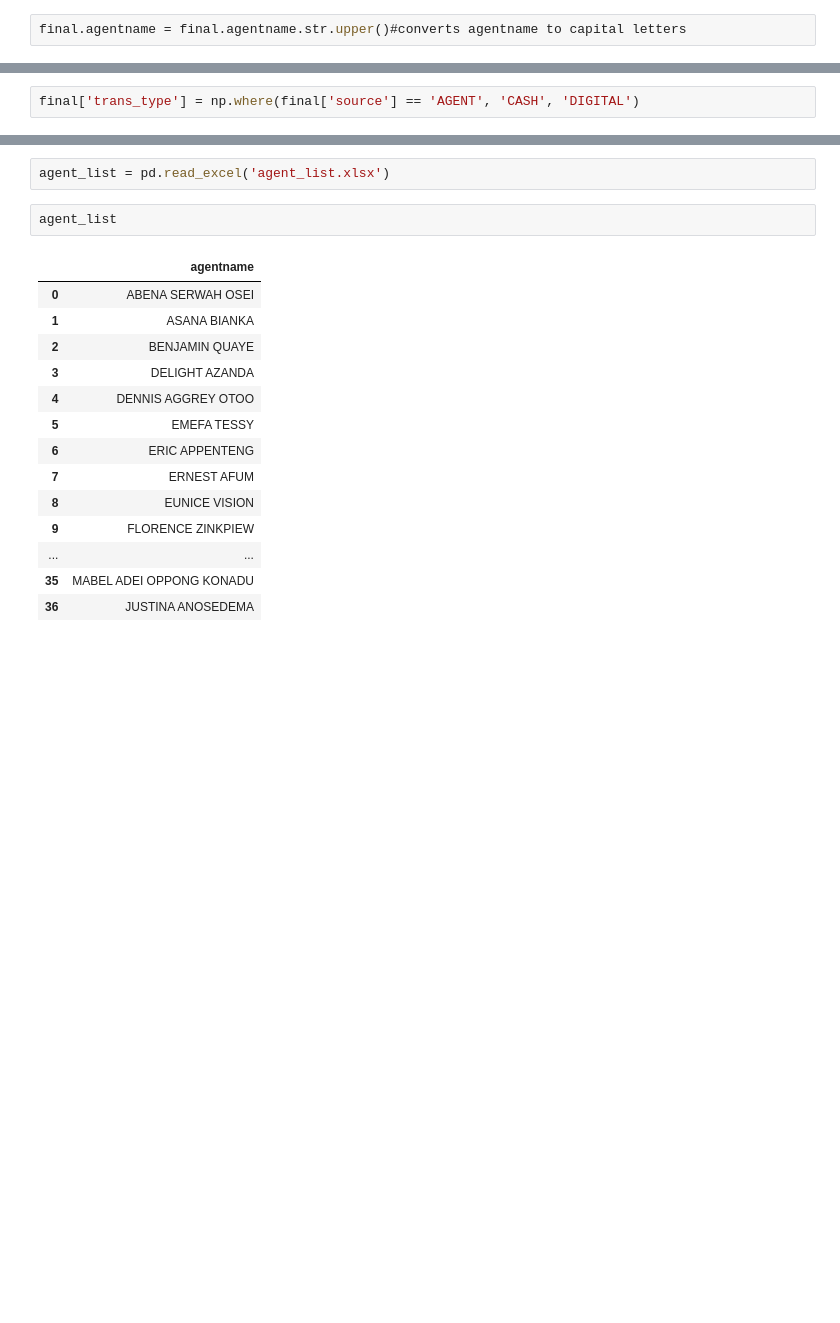
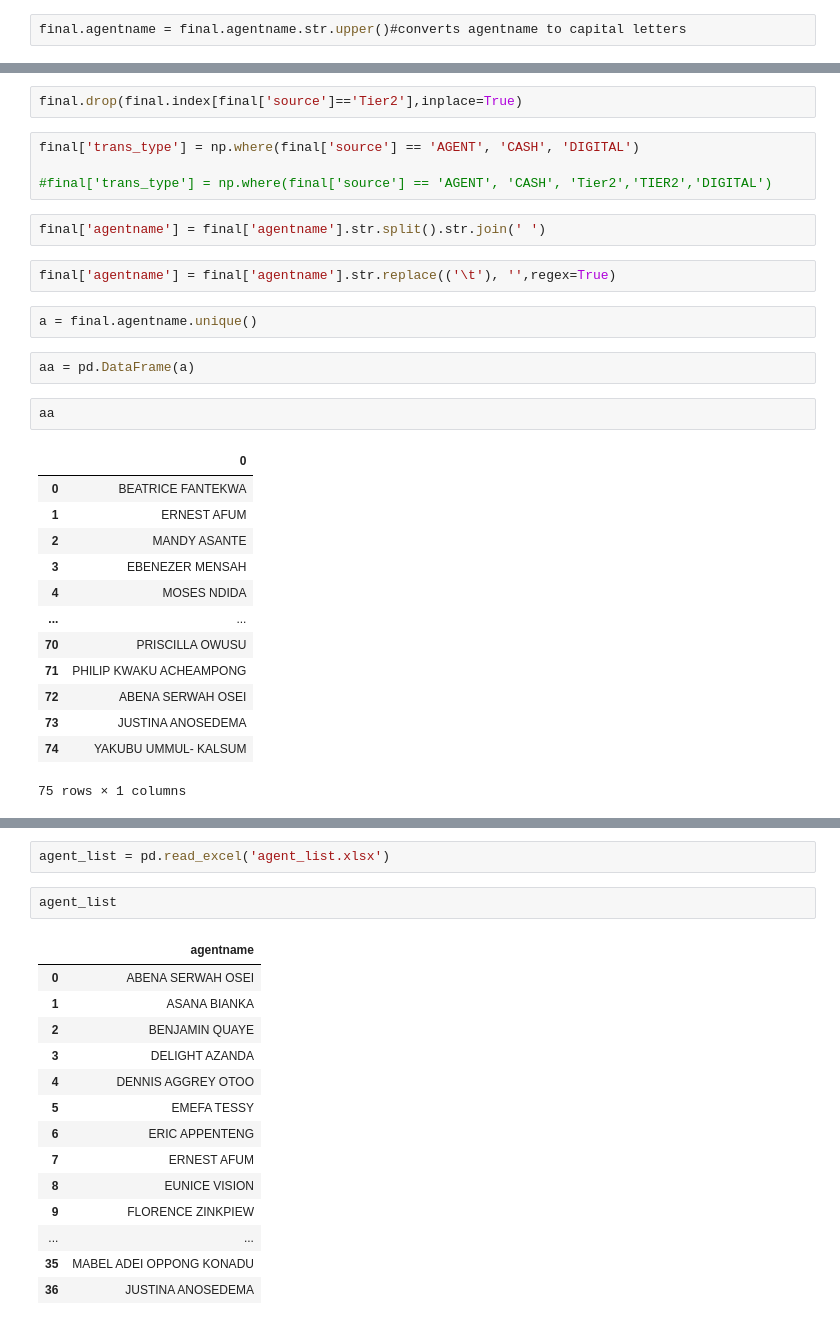
Before and after one commit to bryted/randomactivities, a Jupyter notebook: finalagentreport.ipynb, the cells around one changed output, grey strips where cells are left out. Cells and saved outputs as stored; diff of their text form; blank space fills up the shorter version.

```diff
--- a/finalagentreport.ipynb
+++ b/finalagentreport.ipynb
@@ -249,5 +264,33 @@ final['agentname'] = final['agentname'].str.replace('NANCY BIRIWAA','NANCY BIRIW
+# %%
+final.drop(final.index[final['source']=='Tier2'],inplace=True)
 # %%
 final['trans_type'] = np.where(final['source'] == 'AGENT', 'CASH', 'DIGITAL')
+
+#final['trans_type'] = np.where(final['source'] == 'AGENT', 'CASH', 'Tier2','TIER2','DIGITAL')
+# %%
+final['agentname'] = final['agentname'].str.split().str.join(' ')
+# %%
+final['agentname'] = final['agentname'].str.replace(('\t'), '',regex=True)
+# %%
+a = final.agentname.unique()
+# %%
+aa = pd.DataFrame(a)
+# %%
+aa
+# %% [output]
+|  | 0 |
+| 0 | BEATRICE FANTEKWA |
+| 1 | ERNEST AFUM |
+| 2 | MANDY ASANTE |
+| 3 | EBENEZER MENSAH |
+| 4 | MOSES NDIDA |
+| ... | ... |
+| 70 | PRISCILLA OWUSU |
+| 71 | PHILIP KWAKU ACHEAMPONG |
+| 72 | ABENA SERWAH OSEI |
+| 73 | JUSTINA ANOSEDEMA |
+| 74 | YAKUBU UMMUL- KALSUM |
+75 rows × 1 columns
 # %%
 final
 # %% [output]
```
Also changed, not shown: parts of 43 cells of this notebook.
